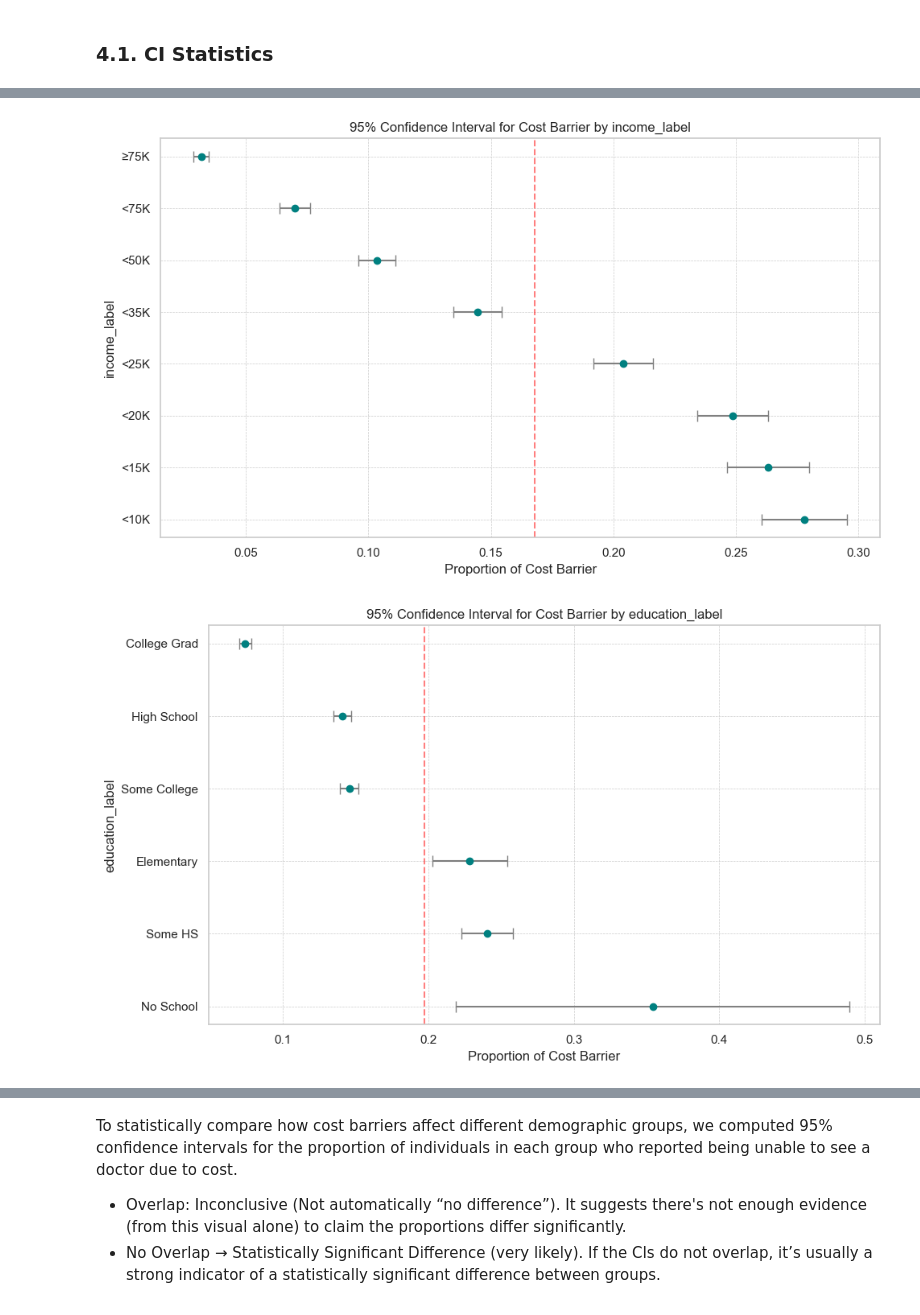
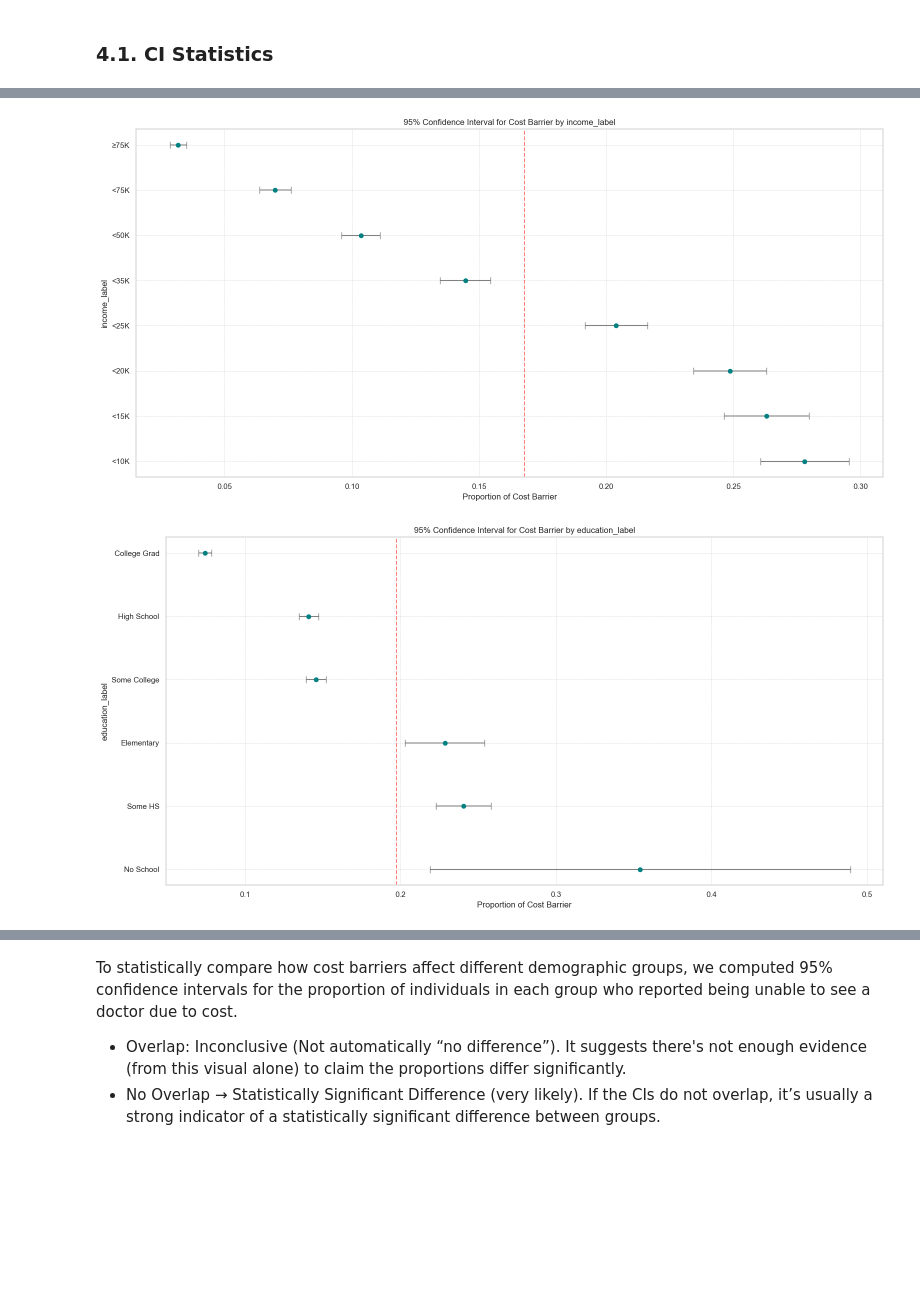
Before and after one commit to SergioCuencaNunez/isc-labs, a Jupyter notebook: project/project.ipynb, the cells around one changed output, grey strips where cells are left out. Cells and saved outputs as stored; diff of their text form; code cells hidden in the pictures; blank space fills up the shorter version.

```diff
--- a/project/project.ipynb
+++ b/project/project.ipynb
@@ -847,28 +782,28 @@ Confidence Intervals by Age Group:
 # %%
 def plot_ci(df_ci, group_col, title):
-    plt.figure(figsize=(10, 6))
+    plt.figure(figsize=(16, 8))
     plt.errorbar(
         x=df_ci['proportion'],
         y=df_ci[group_col],
         xerr=[df_ci['proportion'] - df_ci['ci_lower'], df_ci['ci_upper'] - df_ci['proportion']],
         fmt='o',
         capsize=5,
         color='teal',
         ecolor='gray'
     )
     plt.axvline(x=df_ci['proportion'].mean(), color='red', linestyle='--', alpha=0.5)
     plt.xlabel("Proportion of Cost Barrier")
     plt.ylabel(group_col)
     plt.title(f"95% Confidence Interval for Cost Barrier by {group_col}")
     plt.grid(True, ls='--', linewidth=0.5)
     plt.tight_layout()
     plt.show()
 
 plot_ci(ci_income, 'income_label', "Income")
 plot_ci(ci_education, 'education_label', "Education")
 plot_ci(ci_employment, 'employment_label', "Employment")
 plot_ci(ci_sex, 'sex_label', "Sex")
 plot_ci(ci_age, 'age_label', "Age Group")
 # %% [output]
-[figure, old version]
+[figure, new version]
-[figure, old version]
+[figure, new version]
```
Also changed, not shown: parts of 5 cells of this notebook.
